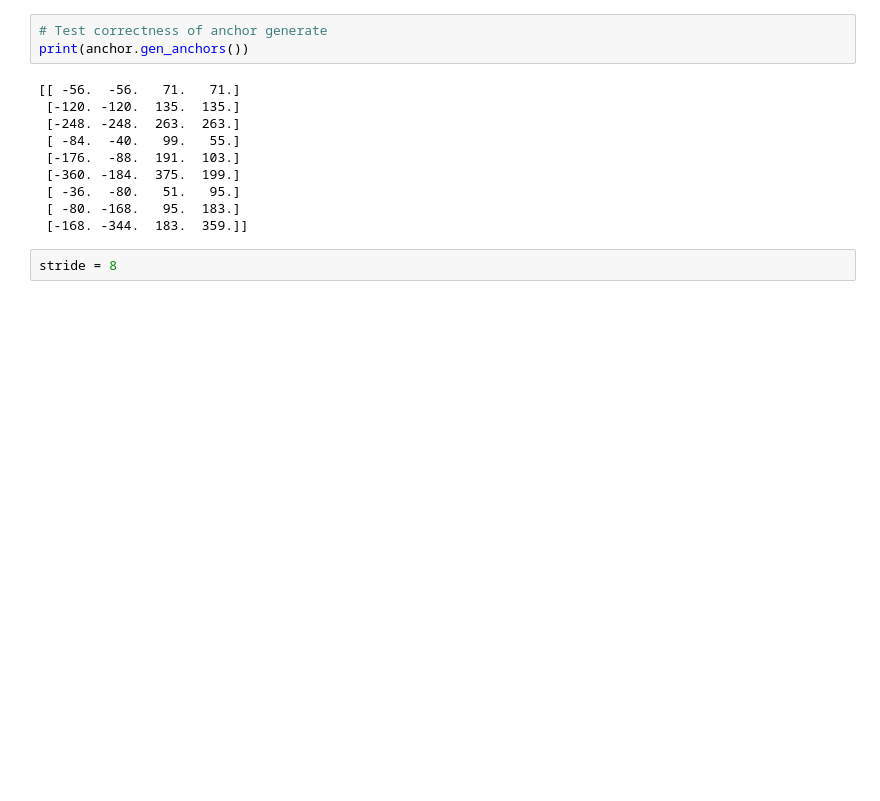
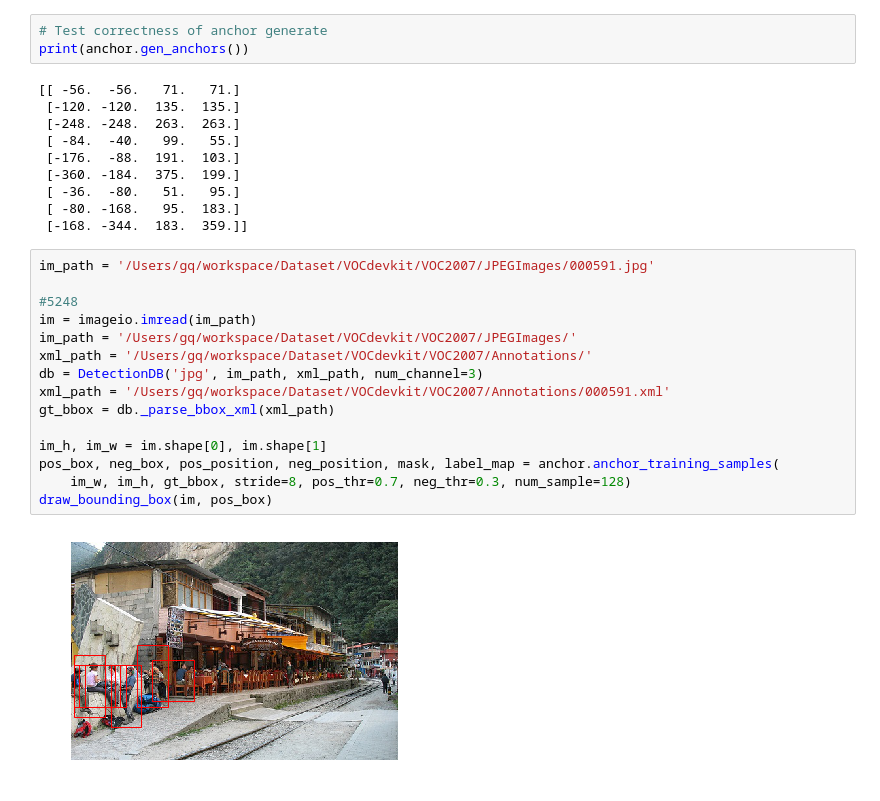
Before and after one commit to conan7882/object-detection-python, a Jupyter notebook: demo/find_target_anchor.ipynb, the cells around one changed output. Cells and saved outputs as stored; diff of their text form; blank space fills up the shorter version.

```diff
--- a/demo/find_target_anchor.ipynb
+++ b/demo/find_target_anchor.ipynb
@@ -23,5 +25,20 @@ print(anchor.gen_anchors())
  [ -36.  -80.   51.   95.]
  [ -80. -168.   95.  183.]
  [-168. -344.  183.  359.]]
-# %%
-stride = 8
+# %%
+im_path = '/Users/gq/workspace/Dataset/VOCdevkit/VOC2007/JPEGImages/000591.jpg'
+
+#5248
+im = imageio.imread(im_path)
+im_path = '/Users/gq/workspace/Dataset/VOCdevkit/VOC2007/JPEGImages/'
+xml_path = '/Users/gq/workspace/Dataset/VOCdevkit/VOC2007/Annotations/'
+db = DetectionDB('jpg', im_path, xml_path, num_channel=3)
+xml_path = '/Users/gq/workspace/Dataset/VOCdevkit/VOC2007/Annotations/000591.xml'
+gt_bbox = db._parse_bbox_xml(xml_path)
+
+im_h, im_w = im.shape[0], im.shape[1]
+pos_box, neg_box, pos_position, neg_position, mask, label_map = anchor.anchor_training_samples(
+    im_w, im_h, gt_bbox, stride=8, pos_thr=0.7, neg_thr=0.3, num_sample=128)
+draw_bounding_box(im, pos_box)
+# %% [output]
+[figure, added]
```
Also changed, not shown: parts of 10 cells of this notebook, 8 other files.
